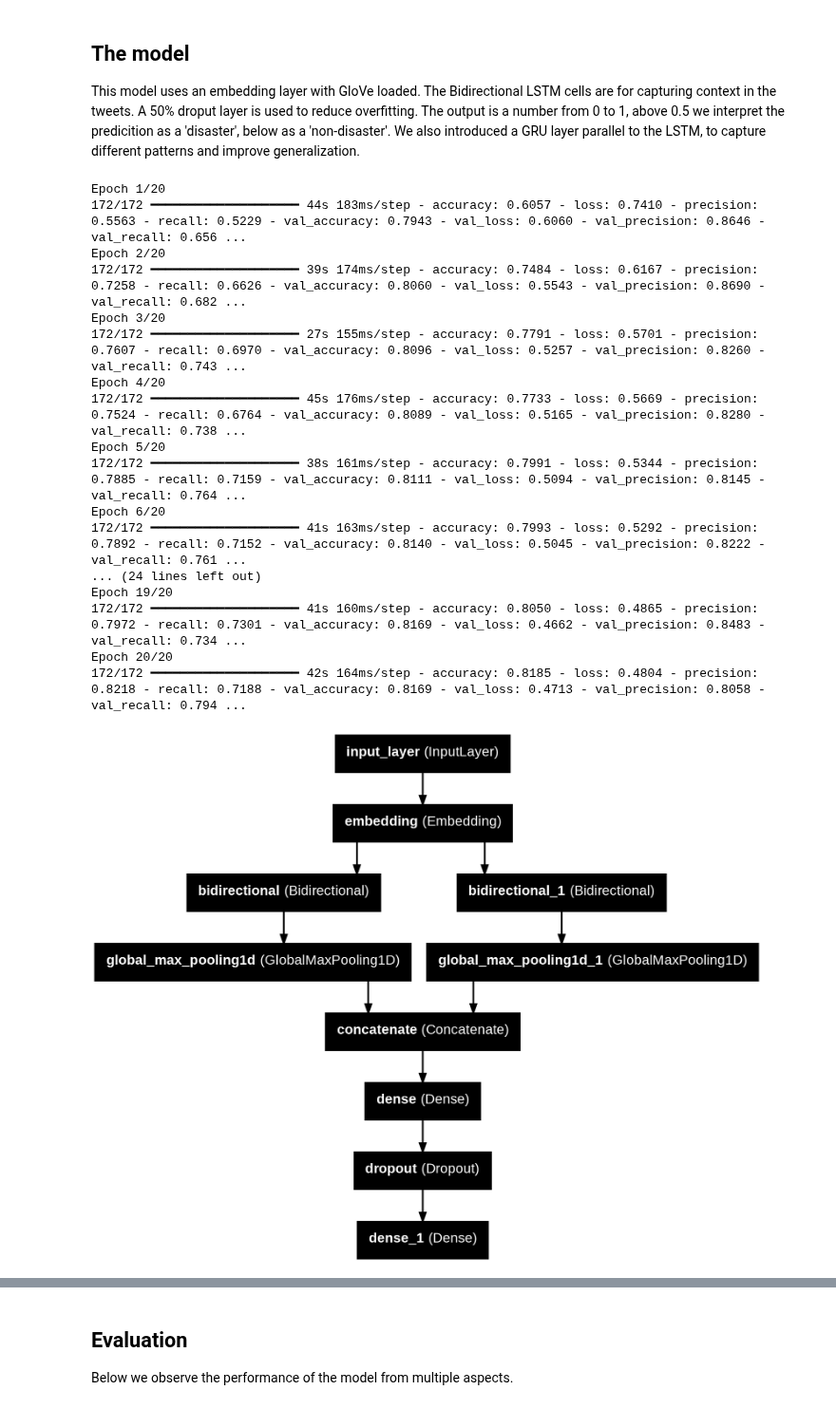
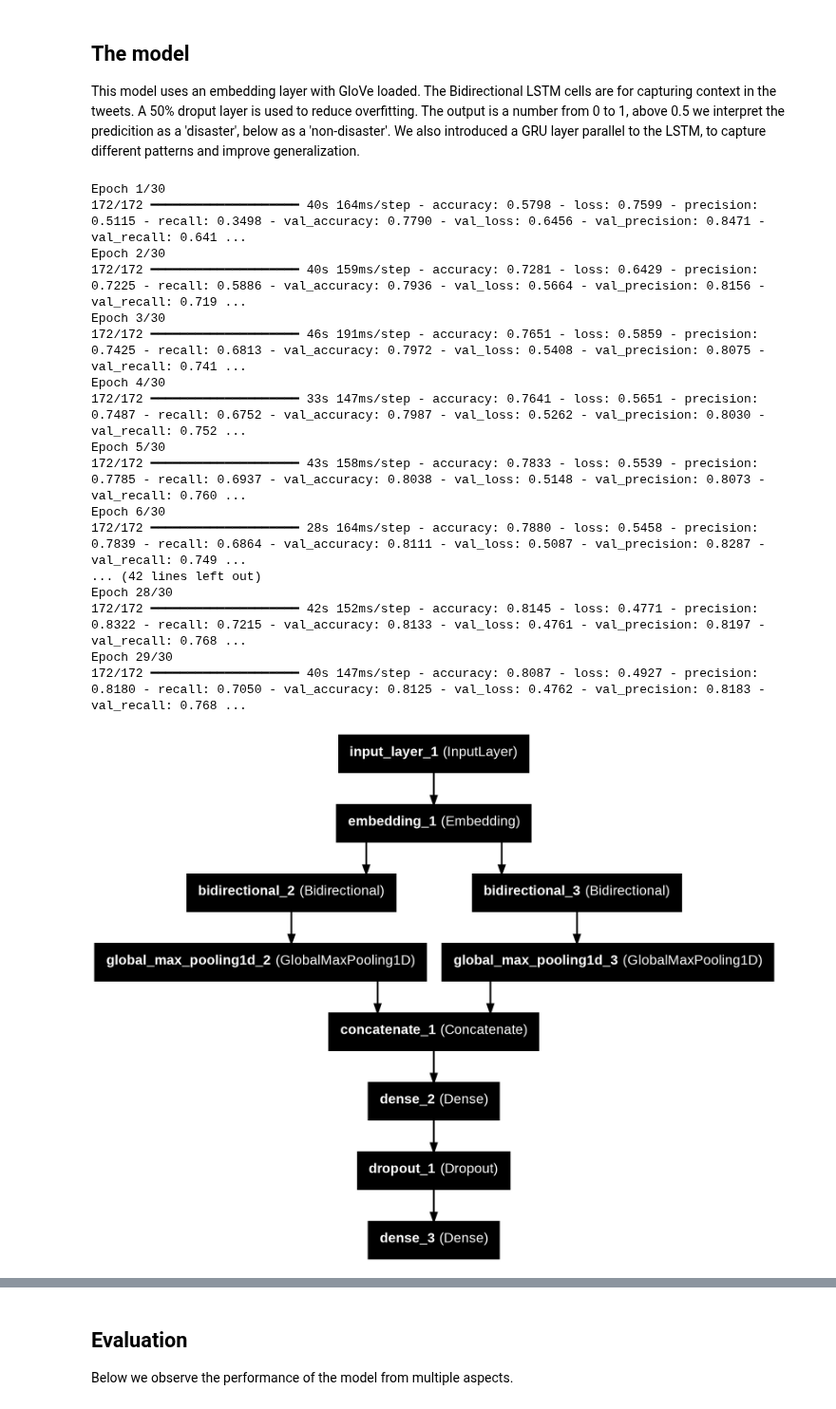
Before and after one commit to gb999/LuaLuaLua, a Jupyter notebook: LuaLuaLua.ipynb, the cells around one changed output, grey strips where cells are left out. Shown at 95% size. Cells and saved outputs as stored; diff of their text form; code cells hidden in the pictures.

```diff
--- a/LuaLuaLua.ipynb
+++ b/LuaLuaLua.ipynb
@@ -378,46 +382,45 @@ checkpoint_path = 'best_stacked_model.keras'
 model_checkpoint = ModelCheckpoint(filepath=checkpoint_path, monitor='val_loss', save_best_only=True)
 reduce_lr = ReduceLROnPlateau(monitor='val_loss', factor=0.2, patience=2, min_lr=1e-6)
 
+
+
 # Train the model
 history_stacked = model.fit(
     train_padded,
     train_labels,
     validation_split=0.2,
-    epochs=20,
+    epochs=30,
     batch_size=32,
     callbacks=[early_stopping, model_checkpoint, reduce_lr]
 )
 # %% [output]
-Epoch 1/20
-172/172 ━━━━━━━━━━━━━━━━━━━━ 44s 183ms/step - accuracy: 0.6057 - loss: 0.7410 - precision: 0.5563 - recall: 0.5229 - val_accuracy: 0.7943 - val_loss: 0.6060 - val_precision: 0.8646 - val_recall: 0.656 ...
-Epoch 2/20
-172/172 ━━━━━━━━━━━━━━━━━━━━ 39s 174ms/step - accuracy: 0.7484 - loss: 0.6167 - precision: 0.7258 - recall: 0.6626 - val_accuracy: 0.8060 - val_loss: 0.5543 - val_precision: 0.8690 - val_recall: 0.682 ...
-Epoch 3/20
-172/172 ━━━━━━━━━━━━━━━━━━━━ 27s 155ms/step - accuracy: 0.7791 - loss: 0.5701 - precision: 0.7607 - recall: 0.6970 - val_accuracy: 0.8096 - val_loss: 0.5257 - val_precision: 0.8260 - val_recall: 0.743 ...
-Epoch 4/20
-172/172 ━━━━━━━━━━━━━━━━━━━━ 45s 176ms/step - accuracy: 0.7733 - loss: 0.5669 - precision: 0.7524 - recall: 0.6764 - val_accuracy: 0.8089 - val_loss: 0.5165 - val_precision: 0.8280 - val_recall: 0.738 ...
-Epoch 5/20
-172/172 ━━━━━━━━━━━━━━━━━━━━ 38s 161ms/step - accuracy: 0.7991 - loss: 0.5344 - precision: 0.7885 - recall: 0.7159 - val_accuracy: 0.8111 - val_loss: 0.5094 - val_precision: 0.8145 - val_recall: 0.764 ...
-Epoch 6/20
-172/172 ━━━━━━━━━━━━━━━━━━━━ 41s 163ms/step - accuracy: 0.7993 - loss: 0.5292 - precision: 0.7892 - recall: 0.7152 - val_accuracy: 0.8140 - val_loss: 0.5045 - val_precision: 0.8222 - val_recall: 0.761 ...
-... (24 lines left out)
-Epoch 19/20
-172/172 ━━━━━━━━━━━━━━━━━━━━ 41s 160ms/step - accuracy: 0.8050 - loss: 0.4865 - precision: 0.7972 - recall: 0.7301 - val_accuracy: 0.8169 - val_loss: 0.4662 - val_precision: 0.8483 - val_recall: 0.734 ...
-Epoch 20/20
-172/172 ━━━━━━━━━━━━━━━━━━━━ 42s 164ms/step - accuracy: 0.8185 - loss: 0.4804 - precision: 0.8218 - recall: 0.7188 - val_accuracy: 0.8169 - val_loss: 0.4713 - val_precision: 0.8058 - val_recall: 0.794 ...
+Epoch 1/30
+172/172 ━━━━━━━━━━━━━━━━━━━━ 40s 164ms/step - accuracy: 0.5798 - loss: 0.7599 - precision: 0.5115 - recall: 0.3498 - val_accuracy: 0.7790 - val_loss: 0.6456 - val_precision: 0.8471 - val_recall: 0.641 ...
+Epoch 2/30
+172/172 ━━━━━━━━━━━━━━━━━━━━ 40s 159ms/step - accuracy: 0.7281 - loss: 0.6429 - precision: 0.7225 - recall: 0.5886 - val_accuracy: 0.7936 - val_loss: 0.5664 - val_precision: 0.8156 - val_recall: 0.719 ...
+Epoch 3/30
+172/172 ━━━━━━━━━━━━━━━━━━━━ 46s 191ms/step - accuracy: 0.7651 - loss: 0.5859 - precision: 0.7425 - recall: 0.6813 - val_accuracy: 0.7972 - val_loss: 0.5408 - val_precision: 0.8075 - val_recall: 0.741 ...
+Epoch 4/30
+172/172 ━━━━━━━━━━━━━━━━━━━━ 33s 147ms/step - accuracy: 0.7641 - loss: 0.5651 - precision: 0.7487 - recall: 0.6752 - val_accuracy: 0.7987 - val_loss: 0.5262 - val_precision: 0.8030 - val_recall: 0.752 ...
+Epoch 5/30
+172/172 ━━━━━━━━━━━━━━━━━━━━ 43s 158ms/step - accuracy: 0.7833 - loss: 0.5539 - precision: 0.7785 - recall: 0.6937 - val_accuracy: 0.8038 - val_loss: 0.5148 - val_precision: 0.8073 - val_recall: 0.760 ...
+Epoch 6/30
+172/172 ━━━━━━━━━━━━━━━━━━━━ 28s 164ms/step - accuracy: 0.7880 - loss: 0.5458 - precision: 0.7839 - recall: 0.6864 - val_accuracy: 0.8111 - val_loss: 0.5087 - val_precision: 0.8287 - val_recall: 0.749 ...
+... (42 lines left out)
+Epoch 28/30
+172/172 ━━━━━━━━━━━━━━━━━━━━ 42s 152ms/step - accuracy: 0.8145 - loss: 0.4771 - precision: 0.8322 - recall: 0.7215 - val_accuracy: 0.8133 - val_loss: 0.4761 - val_precision: 0.8197 - val_recall: 0.768 ...
+Epoch 29/30
+172/172 ━━━━━━━━━━━━━━━━━━━━ 40s 147ms/step - accuracy: 0.8087 - loss: 0.4927 - precision: 0.8180 - recall: 0.7050 - val_accuracy: 0.8125 - val_loss: 0.4762 - val_precision: 0.8183 - val_recall: 0.768 ...
 # %%
+# Show model diagram
+from tensorflow.keras.utils import plot_model
+plot_model(model, to_file='model_diagram.png', show_shapes=False, show_layer_names=True)
+
 from tensorflow.keras.models import load_model
-from tensorflow.keras.utils import plot_model
 # Load the best model after training
 model = load_model('best_stacked_model.keras', custom_objects={"precision": precision_metric, "recall": recall_metric})
 
-plot_model(model, to_file='model_diagram.png', show_shapes=False, show_layer_names=True)
-# Accessing metrics properly
-precision = history_stacked.history['precision']
-recall = history_stacked.history['recall']
-accuracy = history_stacked.history['accuracy']
-# show model diagram
 from IPython.display import Image
 Image(filename='model_diagram.png')
 # %% [output]
-[figure, old version]
+[figure, new version]
```
Also changed, not shown: parts of 13 cells of this notebook.
